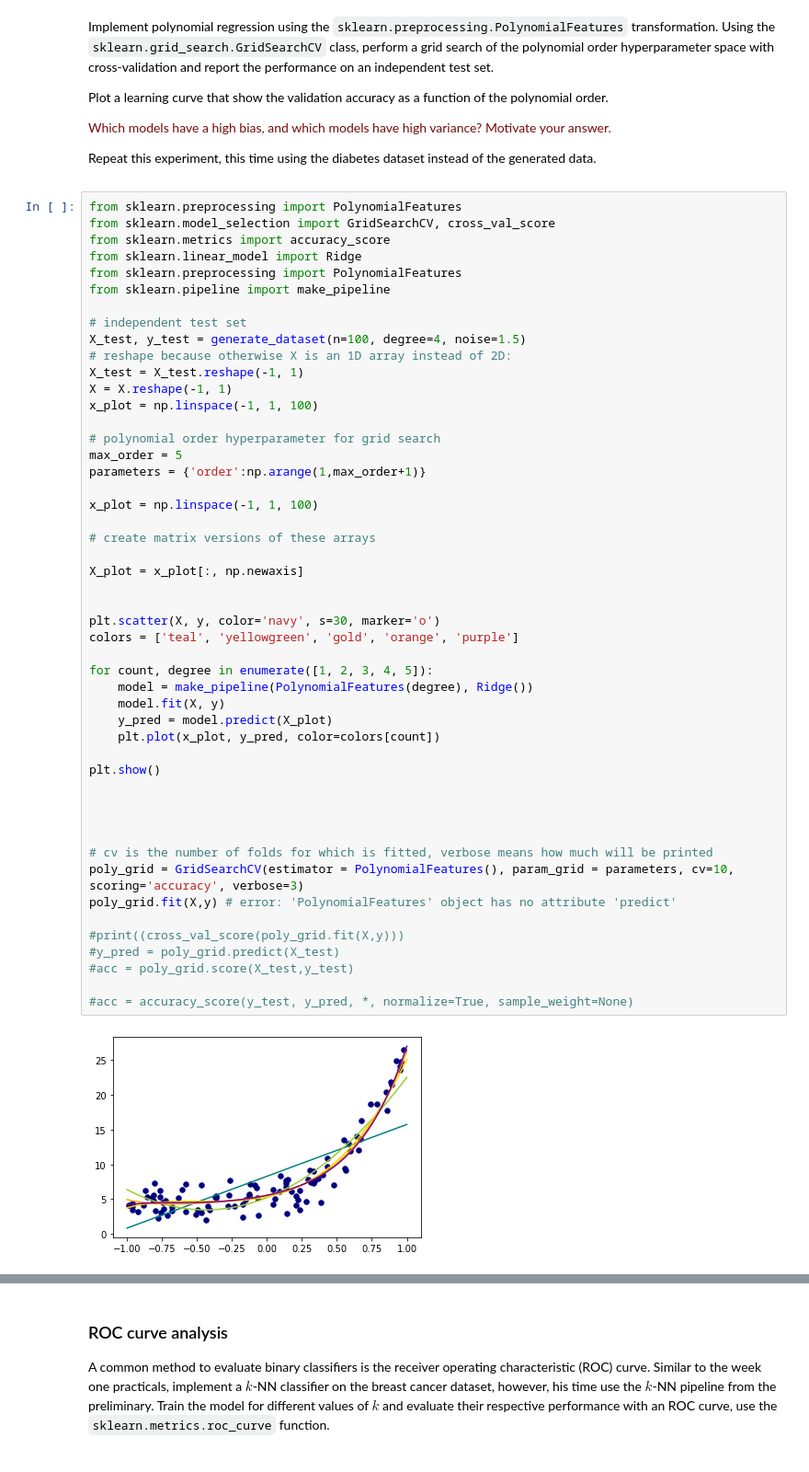
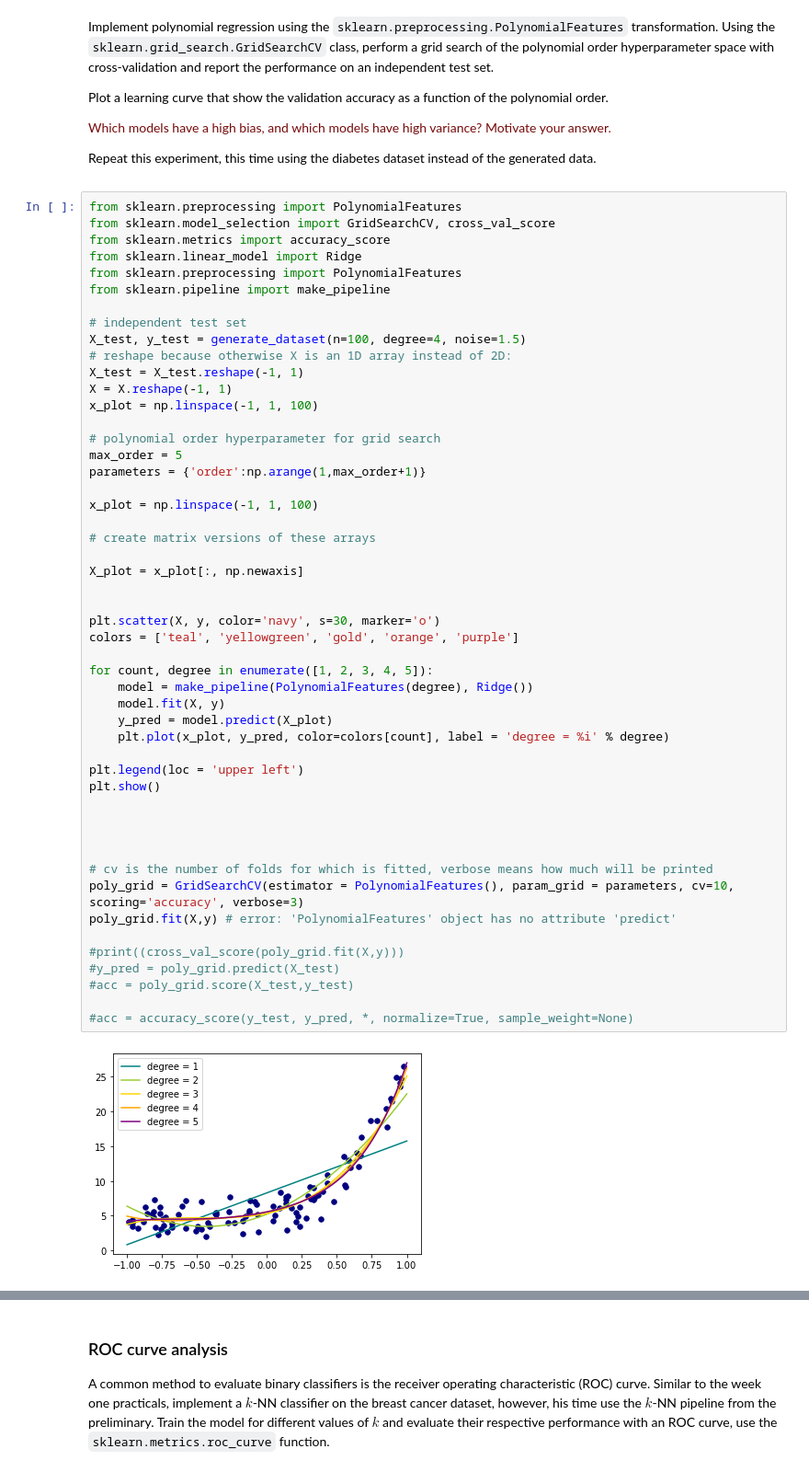
Before and after one commit to florisverheijen/8dm50-machine-learning, a Jupyter notebook: practicals/week_2.ipynb, the cells around one changed output, grey strips where cells are left out. Shown at 92% size. Saved outputs shown, nothing was run; the diff lists cells and outputs as text.

Commit message:
legend degree added

```diff
--- a/practicals/week_2.ipynb
+++ b/practicals/week_2.ipynb
@@ -202,35 +202,36 @@ parameters = {'order':np.arange(1,max_order+1)}
 x_plot = np.linspace(-1, 1, 100)
 
 # create matrix versions of these arrays
 
 X_plot = x_plot[:, np.newaxis]
 
 
 plt.scatter(X, y, color='navy', s=30, marker='o')
 colors = ['teal', 'yellowgreen', 'gold', 'orange', 'purple']
 
 for count, degree in enumerate([1, 2, 3, 4, 5]):
     model = make_pipeline(PolynomialFeatures(degree), Ridge())
     model.fit(X, y)
     y_pred = model.predict(X_plot)
-    plt.plot(x_plot, y_pred, color=colors[count])
+    plt.plot(x_plot, y_pred, color=colors[count], label = 'degree = %i' % degree)
 
+plt.legend(loc = 'upper left')
 plt.show()
 
 
 
 
 # cv is the number of folds for which is fitted, verbose means how much will be printed
 poly_grid = GridSearchCV(estimator = PolynomialFeatures(), param_grid = parameters, cv=10, scoring='accuracy', verbose=3)
 poly_grid.fit(X,y) # error: 'PolynomialFeatures' object has no attribute 'predict'
 
 #print((cross_val_score(poly_grid.fit(X,y)))
 #y_pred = poly_grid.predict(X_test)
 #acc = poly_grid.score(X_test,y_test)
 
 #acc = accuracy_score(y_test, y_pred, *, normalize=True, sample_weight=None)
 # %% [output]
-[figure, old version]
+[figure, new version]
 Fitting 10 folds for each of 5 candidates, totalling 50 fits
 [CV] order=1 .........................................................
 [Parallel(n_jobs=1)]: Using backend SequentialBackend with 1 concurrent workers.
```
Also changed, not shown: parts of 1 cell of this notebook.
